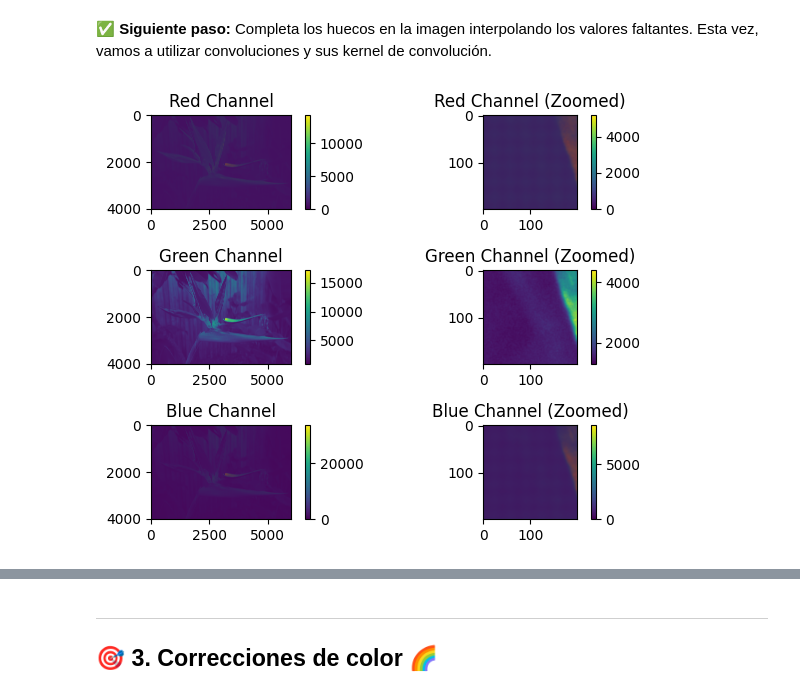
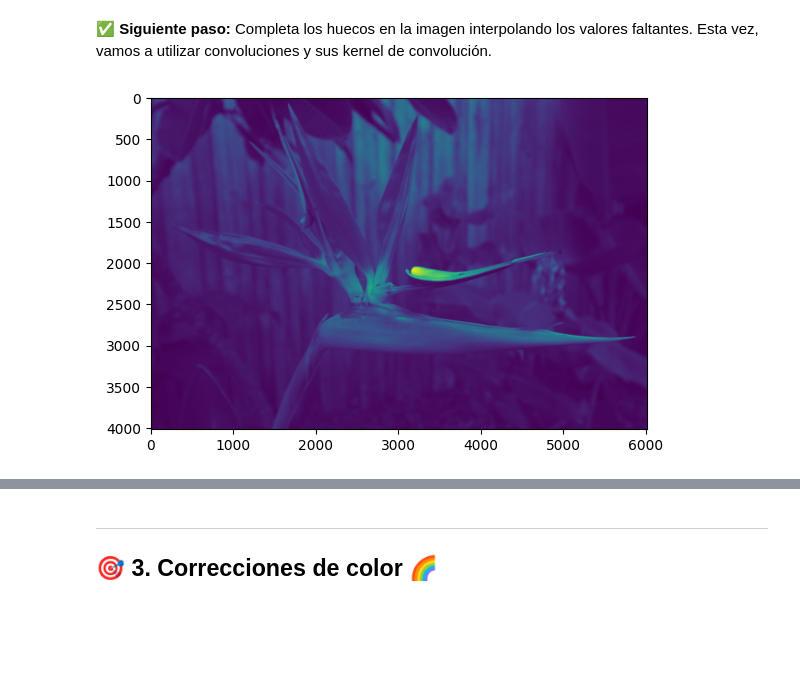
Before and after one commit to DiegoRodriguezcv/Hands-on-Computer-Vision, a Jupyter notebook: sesiones/sesion2/Sesion2_1_Demosaicking.ipynb, the cells around one changed output, grey strips where cells are left out. Drawn from its saved outputs; the diff is of its cells as text; code cells hidden in the pictures; blank space fills up the shorter version.

```diff
--- a/sesiones/sesion2/Sesion2_1_Demosaicking.ipynb
+++ b/sesiones/sesion2/Sesion2_1_Demosaicking.ipynb
@@ -194,34 +208,21 @@ plt.show()
 # %% [markdown]
 ✅ **Siguiente paso:** Completa los huecos en la imagen interpolando los valores faltantes.
 Esta vez, vamos a utilizar convoluciones y sus kernel de convolución.
-# %%
-# 🏆 Escribe aquí el código para completar los valores faltantes:
-
-#Filtro lineal para el canal verde
-G_KERNEL = np.array([[0,1,0],[1,0,1],[0,1,0]])
-
-#Filtro lineal para los canales azul y rojo (Note la diferencia)
-RB_KERNEL = np.array([[1,0,1],[0,0,0],[1,0,1]])
-
-r = convolve(r, RB_KERNEL, mode='nearest')
-b = convolve(b, RB_KERNEL, mode='nearest')
-g = convolve(g, G_KERNEL, mode='nearest')
-
-channels = [r, g, b]
-titles = ['Red Channel', 'Green Channel', 'Blue Channel']
-
-for i, channel in enumerate(channels):
-    plt.subplot(3, 2, 2*i + 1)
-    plt.imshow(channel)
-    plt.title(titles[i])
-    plt.colorbar()
-
-    plt.subplot(3, 2, 2*i + 2)
-    plt.imshow(channel[210:410, 1305:1505])
-    plt.title(f'{titles[i]} (Zoomed)')
-    plt.colorbar()
-
-plt.tight_layout()
-plt.show()
-# %% [output]
-[figure, removed]
+# %%
+# 🏆 Escribe aquí el código para completar los valores faltantes:
+
+#Filtro lineal para el canal verde
+G_KERNEL = np.array([[0,1,0],[1,0,1],[0,1,0]])/4
+
+#Filtro lineal para los canales azul y rojo (Note la diferencia)
+RB_KERNEL = np.array([[1,0,1],[0,0,0],[1,0,1]])/4
+
+r = convolve(r, RB_KERNEL, mode='nearest') +r
+b = convolve(b, RB_KERNEL, mode='nearest') +b
+g = convolve(g, G_KERNEL, mode='nearest') +g
+
+
+plt.imshow(g)
+plt.show()
+# %% [output]
+[figure, added]
```
Also changed, not shown: parts of 7 cells of this notebook.
